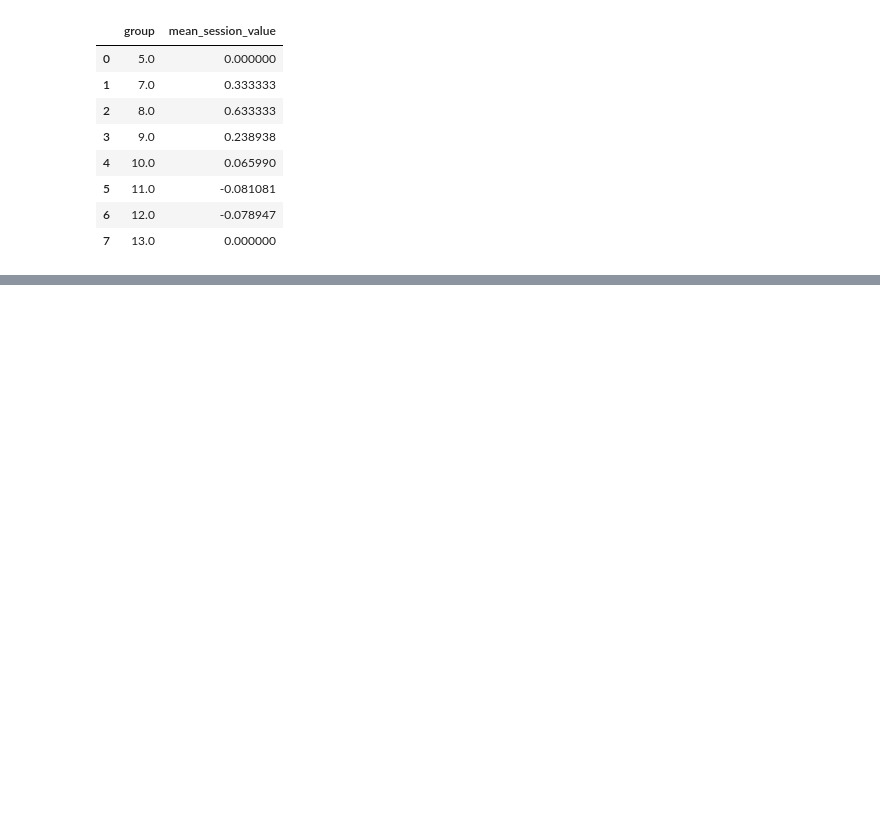
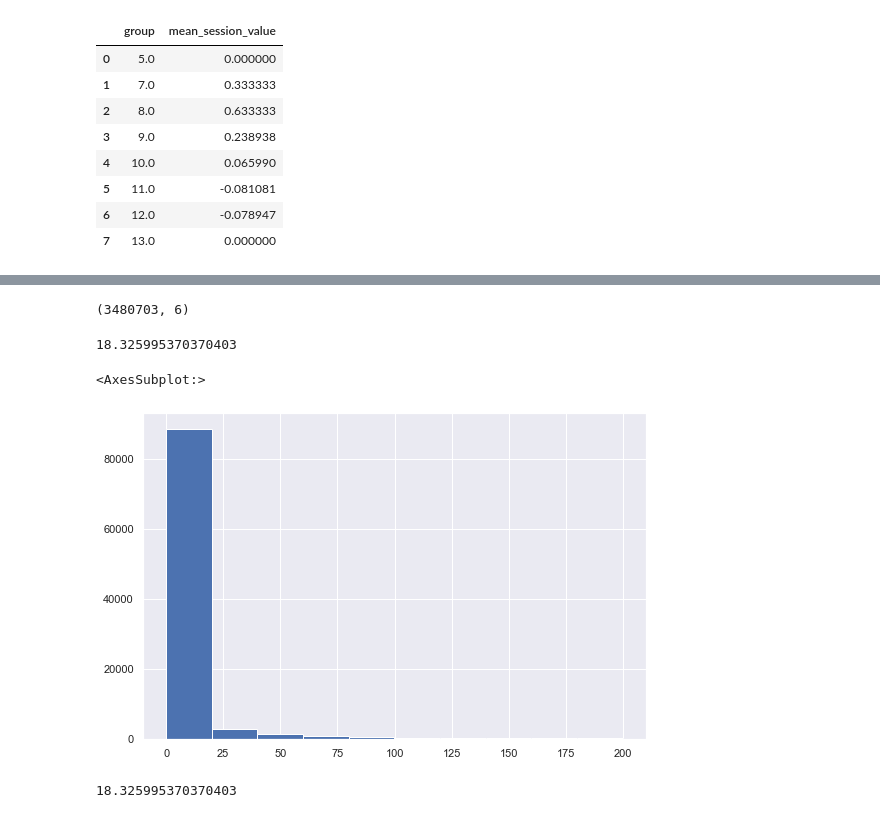
Before and after one commit to AlexDarkstalker/StepikDSMLIntroduction, a Jupyter notebook: module1/DataScienceMachineLearningIntroductionModule1.ipynb, the cells around one changed output, grey strips where cells are left out. Cells and saved outputs as stored; diff of their text form; code cells hidden in the pictures; blank space fills up the shorter version.

```diff
--- a/module1/DataScienceMachineLearningIntroductionModule1.ipynb
+++ b/module1/DataScienceMachineLearningIntroductionModule1.ipynb
@@ -500,0 +617,5 @@ my_stat
+# %%
+gap_data = event_data_train_df[['user_id', 'day', 'timestamp']].drop_duplicates(subset=['user_id', 'day']) \
+    .groupby('user_id')['timestamp'].apply(list) \
+    .apply(np.diff).values
+gap_data
@@ -500,0 +628,3 @@ my_stat
+# %%
+gap_series = pd.Series(np.concatenate(gap_data))
+gap_series
@@ -500,0 +644,19 @@ my_stat
+# %%
+event_data_train_df.shape
+# %% [output]
+(3480703, 6)
+# %%
+gap_series /= (24 * 60 * 60)
+# %%
+gap_series.quantile(0.9) / (24 * 60 * 60)
+# %% [output]
+18.325995370370403
+# %%
+gap_series[gap_series < 200].hist()
+# %% [output]
+<AxesSubplot:>
+[figure, added]
+# %%
+gap_series.quantile(0.9)
+# %% [output]
+18.325995370370403
```
Also changed, not shown: parts of 40 cells of this notebook, 2 other files.
